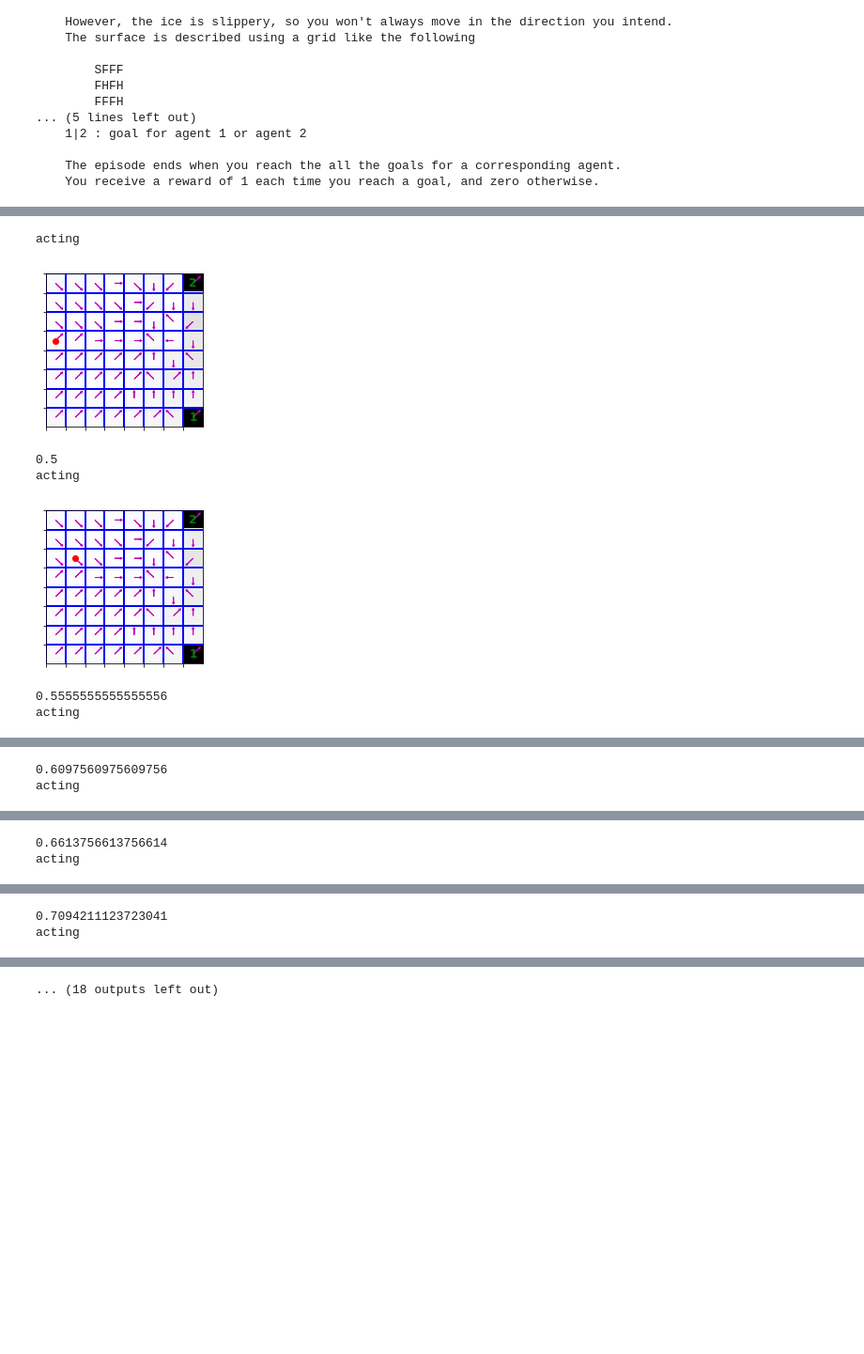
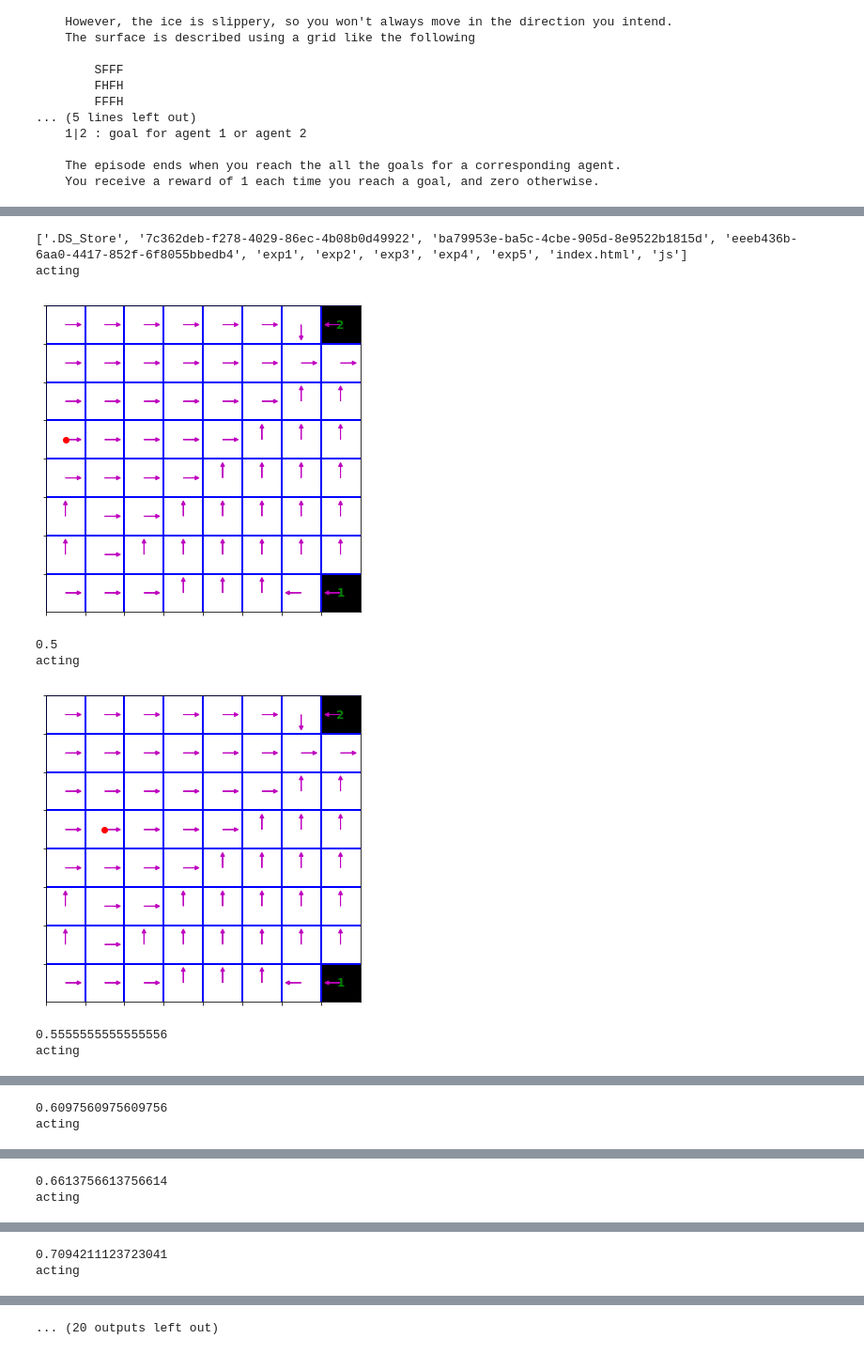
Before and after one commit to nishdesai/mixing_agent, a Jupyter notebook: Compromise.ipynb, the cells around one changed output, grey strips where cells are left out. Shown: that part at 94% size. Saved outputs shown, nothing was run; the diff lists cells and outputs as text; code cells hidden in the pictures; blank space fills up the shorter version.

Commit message:
add plotting and diagonal actions

```diff
--- a/Compromise.ipynb
+++ b/Compromise.ipynb
@@ -178,7 +178,8 @@ def compute_belief_vector(mdp1, mdp2, b, a, obs):
     new_b = np.zeros(mdp1.nS * 2)
     new_b[obs*2] = T1[b.state_index, a, obs]*b.p
     new_b[obs*2+1] = T2[b.state_index, a, obs]*(1 - b.p)
-    Z = T1[b.state_index, a, obs]*b.p + T2[b.state_index, a, obs]*(1 - b.p)
+#     Z = T1[b.state_index, a, obs]*b.p + T2[b.state_index, a, obs]*(1 - b.p)
+    Z = np.sum(new_b)
 
     return new_b, Z
 
@@ -198,18 +199,19 @@ def pbvi(mdp1, mdp2, initial_belief, num_points=100, num_iter=100, gamma=1.0):
 
         for b in belief_points:
             alpha_z_a = np.zeros([mdp1.nS, mdp1.nA, len(b.vector)])
-            for obs in range(mdp1.nS):
-                for a in range(mdp1.nA):
+            for a in range(mdp1.nA):
+#                 print(set(np.where(T1[b.state_index, a, :])[0]).union(set(np.where(T2[b.state_index, a, :])[0])))
+                for obs in set(np.where(T1[b.state_index, a, :])[0]).union(set(np.where(T2[b.state_index, a, :])[0])):
                     if len(support_vectors) == 0:
                         continue
                     new_belief_vector, Z = compute_belief_vector(mdp1, mdp2, b, a, obs)
-                    if Z != 0:
-#                         support_vector_matrix = np.random.permutation(support_vector_matrix)
-                        values = support_vector_matrix.dot(new_belief_vector/Z)
-                        alpha_z_a[obs, a, :] = support_vector_matrix[np.argmax(values)]
+#                     if Z != 0:
+                    values = support_vector_matrix.dot(new_belief_vector/Z)
+                    alpha_z_a[obs, a, :] = support_vector_matrix[np.argmax(values)]
 
-            action_support_vectors = np.zeros([len(b.vector), mdp1.nA]) - 0.02
-#             for s in range(len(b.vector)):
+
+            #CRITCH: Understand this -20.0 better, because it seems hacky.
+            action_support_vectors = np.zeros([len(b.vector), mdp1.nA]) - 20.0
             for s in [b.state_index*2, b.state_index*2+1]:
                 if b.vector[s] == 0:
                     continue
@@ -218,6 +220,8 @@ def pbvi(mdp1, mdp2, initial_belief, num_points=100, num_iter=100, gamma=1.0):
                     if (s % 2) == 0:
                         mdp = mdp1
                         reward_sum = sum([s_prime[0]*alpha_z_a[s_prime[1], a, s_prime[1]*2] for s_prime in mdp.P[ground_state][a]])
+#                         if reward_sum == -1:
+#                             import pdb; pdb.set_trace()
                     else:
                         mdp = mdp2
                         reward_sum = sum([s_prime[0]*alpha_z_a[s_prime[1], a, s_prime[1]*2 + 1] for s_prime in mdp.P[ground_state][a]])
@@ -227,21 +231,17 @@ def pbvi(mdp1, mdp2, initial_belief, num_points=100, num_iter=100, gamma=1.0):
             values = np.dot(action_support_vectors.T, b.vector)
             max_action = np.argmax(values)
             new_support_vectors.add((tuple(action_support_vectors.T[max_action]), max_action))
-#             if _ >= 2 and max_action == 8:
-#                 print(action_support_vectors.T[max_action])
 
-#         support_vectors = support_vectors.union(new_support_vectors)
         if support_vectors == new_support_vectors:
             break
         support_vectors = new_support_vectors.copy()
         print('len', len(support_vectors))
-#         print('actions', [v[1] for v in support_vectors])
 
     return support_vectors
 # %%
-if False:
+if True:
     mdp1 = MDP(FrozenLakeEnvSequentialMultigoal(goal=1, is_slippery=False))
     mdp2 = MDP(FrozenLakeEnvSequentialMultigoal(goal=2, is_slippery=True))
     initial_belief = Belief(24<<2, mdp1.nS, 0.5)
-    support_vectors = pbvi(mdp1, mdp2, initial_belief, 400, num_iter=500)
+    support_vectors = pbvi(mdp1, mdp2, initial_belief, 1000, num_iter=100)
 # %% [output]
@@ -356,14 +376,16 @@ def run_mixing_agent(true_mdp, mdp1, mdp2, support_vectors, w1, vis=plot_values)
 # %%
 mdp1 = MDP(FrozenLakeEnvSequentialMultigoal(goal=1, is_slippery=False))
 mdp2 = MDP(FrozenLakeEnvSequentialMultigoal(goal=2, is_slippery=True))
 true_mdp = MDP(FrozenLakeEnvSequentialMultigoal(goal=1, is_slippery=False))
 
-traj = run_mixing_agent(true_mdp, mdp1, mdp2, support_vectors, w1=0.5)
+!rm -r figures/exp5
+traj = run_mixing_agent(true_mdp, mdp1, mdp2, support_vectors, w1=0.5, img_folder='exp5')
 # %% [output]
+['.DS_Store', '7c362deb-f278-4029-86ec-4b08b0d49922', 'ba79953e-ba5c-4cbe-905d-8e9522b1815d', 'eeeb436b-6aa0-4417-852f-6f8055bbedb4', 'exp1', 'exp2', 'exp3', 'exp4', 'exp5', 'index.html', 'js']
 acting
-[figure, old version]
+[figure, new version]
 0.5
 acting
-[figure, old version]
+[figure, new version]
 0.5555555555555556
 acting
@@ -380 +402 @@ acting
-... (18 outputs left out)
+... (20 outputs left out)
```
Also changed, not shown: parts of 11 cells of this notebook, 2 other files.
